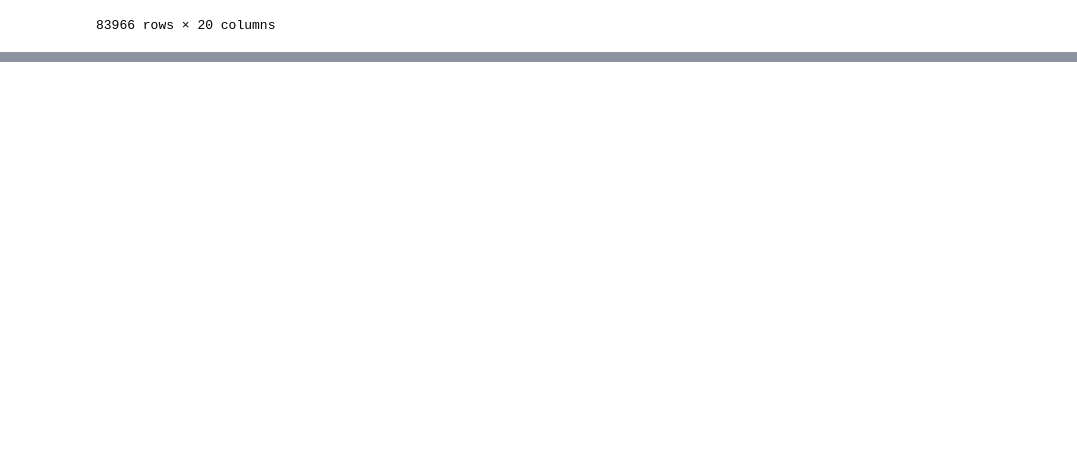
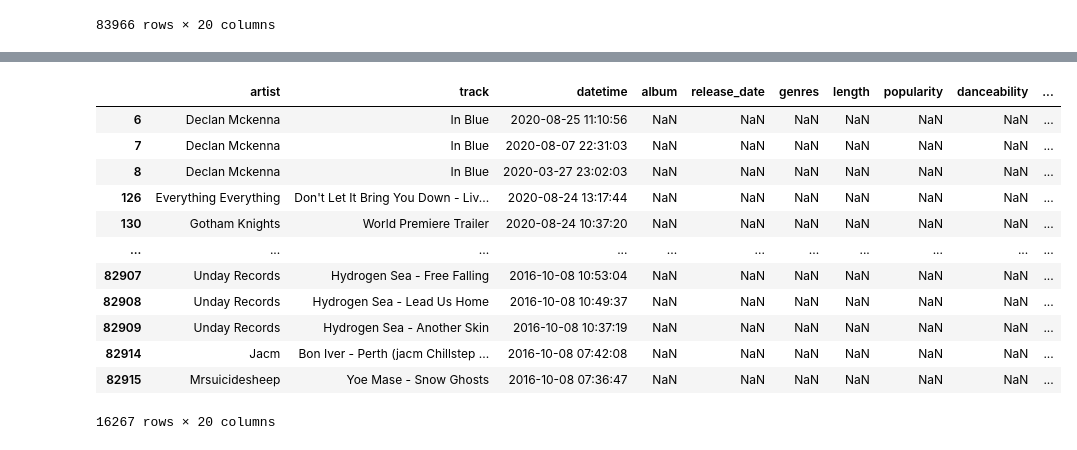
Before and after one commit to SidSaxena/music-analysis, a Jupyter notebook: spotify/spotify_final.ipynb, the cells around one changed output, grey strips where cells are left out. Cells and saved outputs as stored; diff of their text form; code cells hidden in the pictures; blank space fills up the shorter version.

Commit message:
operations on failed results

```diff
--- a/spotify/spotify_final.ipynb
+++ b/spotify/spotify_final.ipynb
@@ -446,4 +448,4 @@ mergeunion
 | 83965 | Various Artists | Mess | NaN | Music For Undays | 2014-02-24 | [] | 188895.0 | 15.0 | 0.679 | ... |
 83966 rows × 20 columns
 # %%
-sub = pd.concat([mergeunion, merged, merged]).drop_duplicates(keep=False)
+failed = pd.concat([mergeunion, merged, merged]).drop_duplicates(keep=False)
@@ -467,0 +454,2 @@ sub
+# %%
+failed_not_features = failed[failed['length'].isnull()]
@@ -467,0 +458,16 @@ sub
+# %%
+failed_not_features
+# %% [output]
+|  | artist | track | datetime | album | release_date | genres | length | popularity | danceability | ... |
+| 6 | Declan Mckenna | In Blue | 2020-08-25 11:10:56 | NaN | NaN | NaN | NaN | NaN | NaN | ... |
+| 7 | Declan Mckenna | In Blue | 2020-08-07 22:31:03 | NaN | NaN | NaN | NaN | NaN | NaN | ... |
+| 8 | Declan Mckenna | In Blue | 2020-03-27 23:02:03 | NaN | NaN | NaN | NaN | NaN | NaN | ... |
+| 126 | Everything Everything | Don't Let It Bring You Down - Liv... | 2020-08-24 13:17:44 | NaN | NaN | NaN | NaN | NaN | NaN | ... |
+| 130 | Gotham Knights | World Premiere Trailer | 2020-08-24 10:37:20 | NaN | NaN | NaN | NaN | NaN | NaN | ... |
+| ... | ... | ... | ... | ... | ... | ... | ... | ... | ... | ... |
+| 82907 | Unday Records | Hydrogen Sea - Free Falling | 2016-10-08 10:53:04 | NaN | NaN | NaN | NaN | NaN | NaN | ... |
+| 82908 | Unday Records | Hydrogen Sea - Lead Us Home | 2016-10-08 10:49:37 | NaN | NaN | NaN | NaN | NaN | NaN | ... |
+| 82909 | Unday Records | Hydrogen Sea - Another Skin | 2016-10-08 10:37:19 | NaN | NaN | NaN | NaN | NaN | NaN | ... |
+| 82914 | Jacm | Bon Iver - Perth (jacm Chillstep ... | 2016-10-08 07:42:08 | NaN | NaN | NaN | NaN | NaN | NaN | ... |
+| 82915 | Mrsuicidesheep | Yoe Mase - Snow Ghosts | 2016-10-08 07:36:47 | NaN | NaN | NaN | NaN | NaN | NaN | ... |
+16267 rows × 20 columns
```
Also changed, not shown: parts of 9 cells of this notebook.
